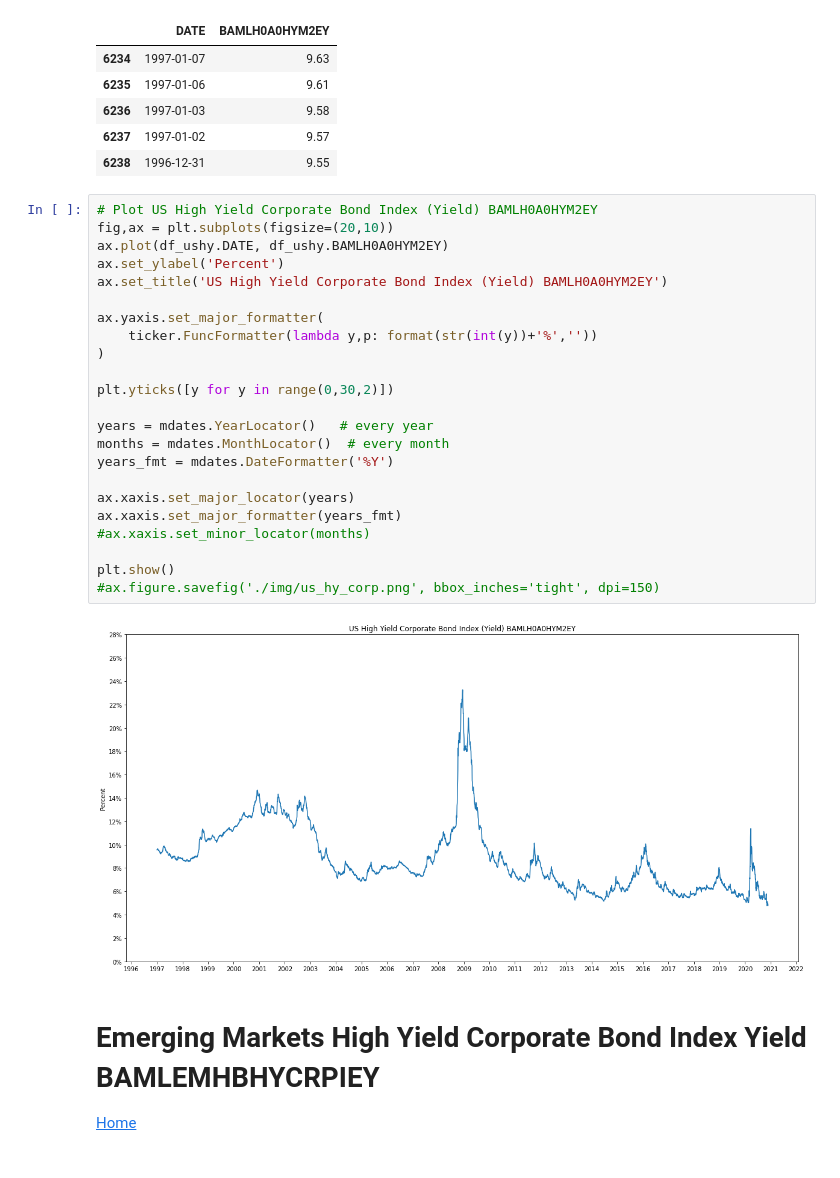
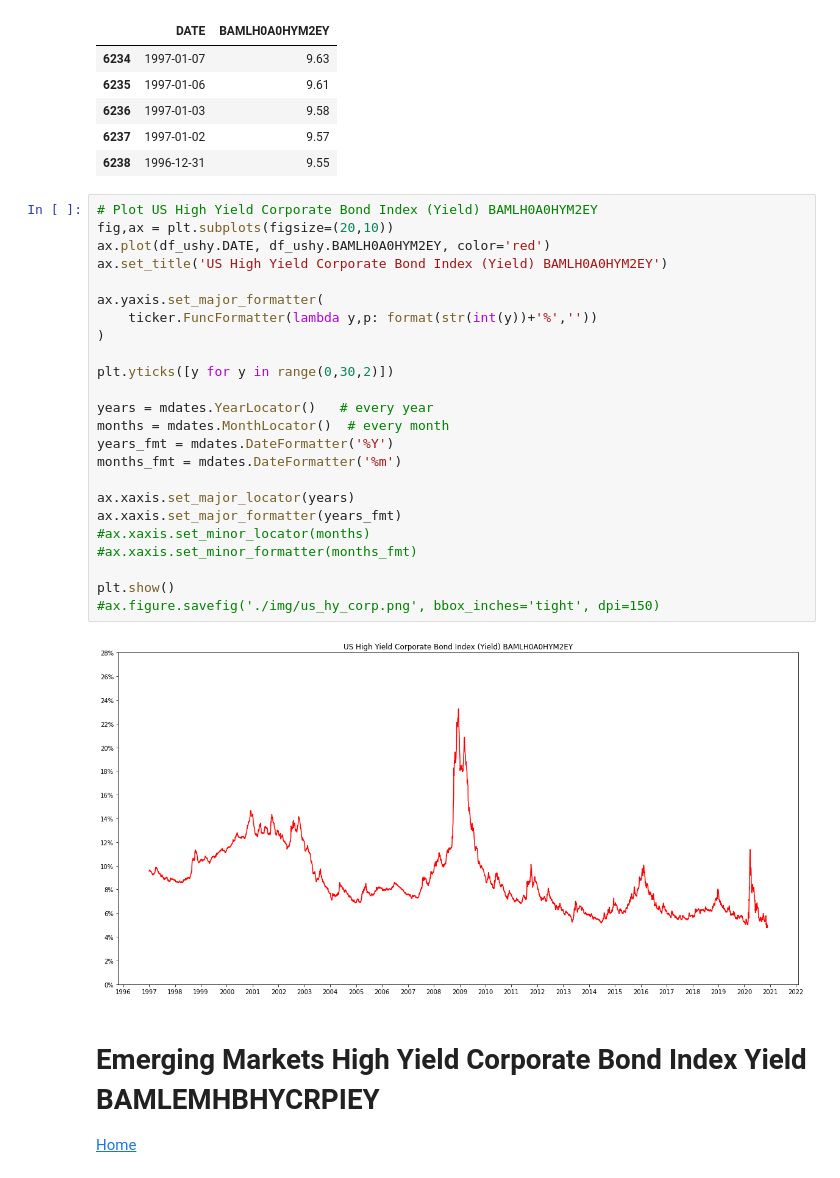
Before and after one commit to AmitSamra/Bonds, a Jupyter notebook: bonds.ipynb, the cells around one changed output. Cells and saved outputs as stored; diff of their text form.

```diff
--- a/bonds.ipynb
+++ b/bonds.ipynb
@@ -73,28 +79,29 @@ df_ushy.tail()
 # %%
 # Plot US High Yield Corporate Bond Index (Yield) BAMLH0A0HYM2EY
 fig,ax = plt.subplots(figsize=(20,10))
-ax.plot(df_ushy.DATE, df_ushy.BAMLH0A0HYM2EY)
-ax.set_ylabel('Percent')
+ax.plot(df_ushy.DATE, df_ushy.BAMLH0A0HYM2EY, color='red')
 ax.set_title('US High Yield Corporate Bond Index (Yield) BAMLH0A0HYM2EY')
 
 ax.yaxis.set_major_formatter(
     ticker.FuncFormatter(lambda y,p: format(str(int(y))+'%',''))
 )
 
 plt.yticks([y for y in range(0,30,2)])
 
 years = mdates.YearLocator()   # every year
 months = mdates.MonthLocator()  # every month
 years_fmt = mdates.DateFormatter('%Y')
+months_fmt = mdates.DateFormatter('%m')
 
 ax.xaxis.set_major_locator(years)
 ax.xaxis.set_major_formatter(years_fmt)
 #ax.xaxis.set_minor_locator(months)
+#ax.xaxis.set_minor_formatter(months_fmt)
 
 plt.show()
 #ax.figure.savefig('./img/us_hy_corp.png', bbox_inches='tight', dpi=150)
 # %% [output]
-[figure, old version]
+[figure, new version]
 # %% [markdown]
 # <a id='section2'>Emerging Markets High Yield Corporate Bond Index Yield BAMLEMHBHYCRPIEY</a>
 
```
Also changed, not shown: parts of 49 cells of this notebook.
